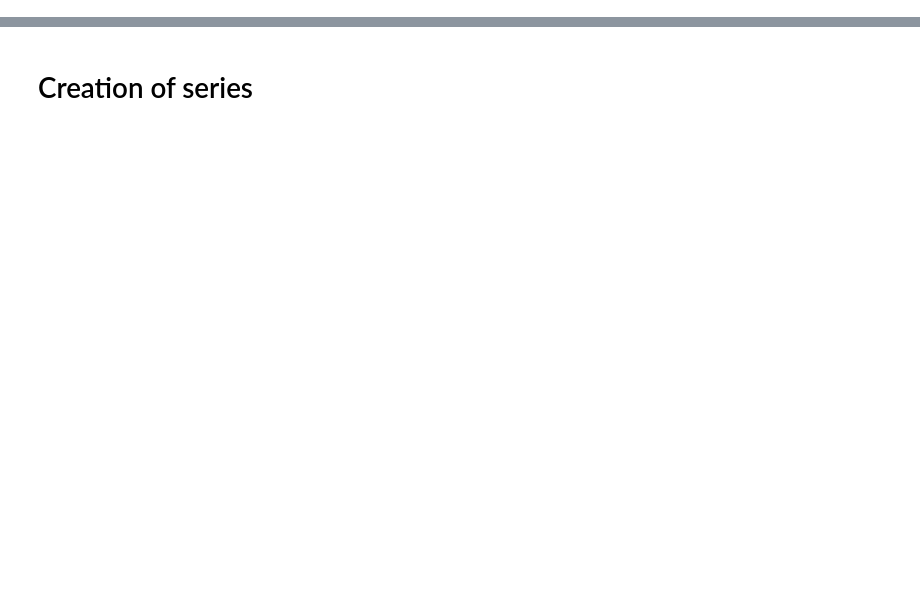
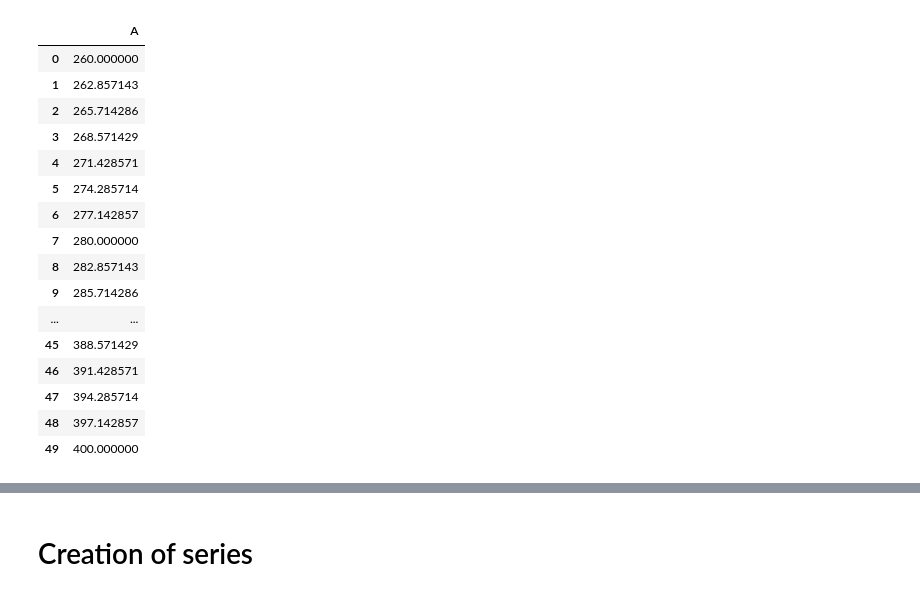
Before and after one commit to mocquin/physipandas, a Jupyter notebook: docs/physipandas.ipynb, the cells around one changed output, grey strips where cells are left out. Cells and saved outputs as stored; diff of their text form; code cells hidden in the pictures; blank space fills up the shorter version.

```diff
--- a/docs/physipandas.ipynb
+++ b/docs/physipandas.ipynb
@@ -1,7 +1,38 @@
 # %%
 import numpy as np
 import pandas as pd
 
-from physipy import m, s, DimensionError
+from physipy import m, s, DimensionError, K
 
 from physipandas import QuantityDtype, QuantityArray
+
+arr = np.linspace(260, 400)
+
+df = pd.DataFrame({
+    "A":arr,
+})
+
+# https://github.com/pandas-dev/pandas/blob/196b28a899b2469fef34dc4ee61342053c7b6916/pandas/core/internals/construction.py#L586
+
+#df = pd.DataFrame({
+#    "TCN":arr*K
+#})
+df
+# %% [output]
+|  | A |
+| 0 | 260.000000 |
+| 1 | 262.857143 |
+| 2 | 265.714286 |
+| 3 | 268.571429 |
+| 4 | 271.428571 |
+| 5 | 274.285714 |
+| 6 | 277.142857 |
+| 7 | 280.000000 |
+| 8 | 282.857143 |
+| 9 | 285.714286 |
+| ... | ... |
+| 45 | 388.571429 |
+| 46 | 391.428571 |
+| 47 | 394.285714 |
+| 48 | 397.142857 |
+| 49 | 400.000000 |
```
Also changed, not shown: parts of 7 cells of this notebook, 4 other files.
